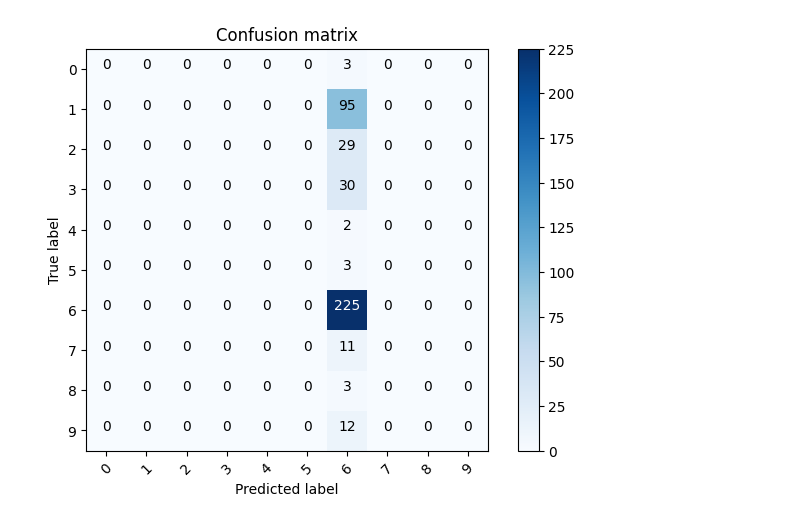
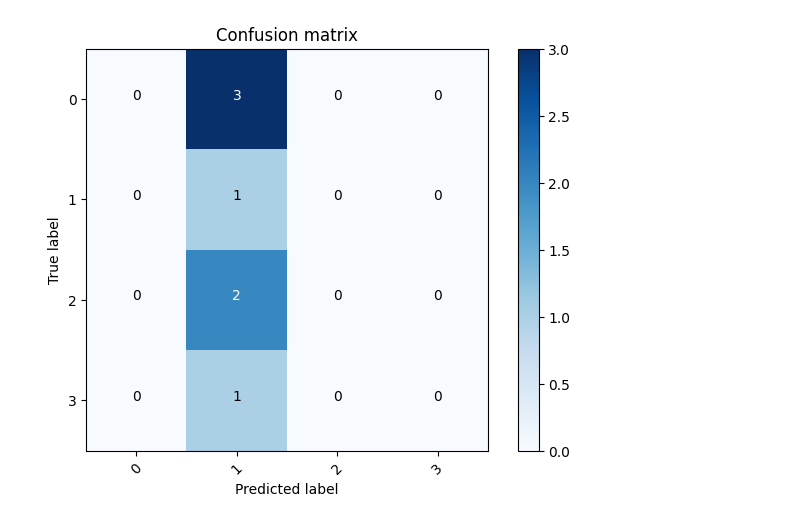
Before and after one commit to bigliolimatteo/skynet-building-functions, a Jupyter notebook: code_cnn.ipynb, the cells around one changed output. Cells and saved outputs as stored; diff of their text form; code cells hidden in the pictures.

```diff
--- a/code_cnn.ipynb
+++ b/code_cnn.ipynb
@@ -13,14 +50,14 @@ from keras.utils.np_utils import to_categorical # convert to one-hot-encoding
 from sklearn.model_selection import train_test_split
 import matplotlib.pyplot as plt
 # %%
-X_train = df.drop(labels = ["edifc_uso_desc"],axis = 1)
-Y_train = df["edifc_uso_desc"]
+X_train = cnn_balanced_dataset.drop(labels = ["edifc_uso_desc", "footprint_id"],axis = 1)
+Y_train = cnn_balanced_dataset["edifc_uso_desc"]
 
 # Normalize the data
 normalization_factor = np.max(np.max(X_train))
 X_train = X_train / normalization_factor
 
-# Reshape image in 3 dimensions (height = 28px, width = 28px , canal = 1)
+# Reshape image in 3 dimensions (height = 100px, width = 100px , canal = 1)
 X_train = X_train.values.reshape(-1,100,100,1)
 
 Y_train = pd.get_dummies(Y_train).values
@@ -65,13 +102,13 @@ model.add(Dropout(0.5))
 model.add(Dense(num_classes, activation = "softmax"))
 # %%
 optimizer = RMSprop(learning_rate=0.001, rho=0.9, epsilon=1e-08, decay=0.0)
-model.compile(optimizer = optimizer , loss = "categorical_crossentropy", metrics=["accuracy"])
+model.compile(optimizer = optimizer , loss = "categorical_crossentropy", metrics=["accuracy"], run_eagerly=True)
 # %%
 # Set a learning rate annealer
-learning_rate_reduction = ReduceLROnPlateau(monitor='val_acc', patience=3, verbose=1, factor=0.5, min_lr=0.00001)
+learning_rate_reduction = ReduceLROnPlateau(monitor='val_loss', patience=3, verbose=1, factor=0.5, min_lr=0.00001)
 # %%
-epochs = 1
-batch_size = 86
+epochs = 5
+batch_size = 200
 # %%
 from keras.preprocessing.image import ImageDataGenerator
 
@@ -148,5 +186,5 @@ Y_true = np.argmax(Y_val,axis = 1)
 # compute the confusion matrix
 confusion_mtx = confusion_matrix(Y_true, Y_pred_classes)
 # plot the confusion matrix
-plot_confusion_matrix(confusion_mtx, classes = range(10))
+plot_confusion_matrix(confusion_mtx, classes = range(num_classes))
 # %% [output]
@@ -154,4 +192,4 @@ plot_confusion_matrix(confusion_mtx, classes = range(10))
-[figure, old version]
+[figure, new version]
 # %%
 #Display some error results
 
```
Also changed, not shown: parts of 12 cells of this notebook, 1 other file.
